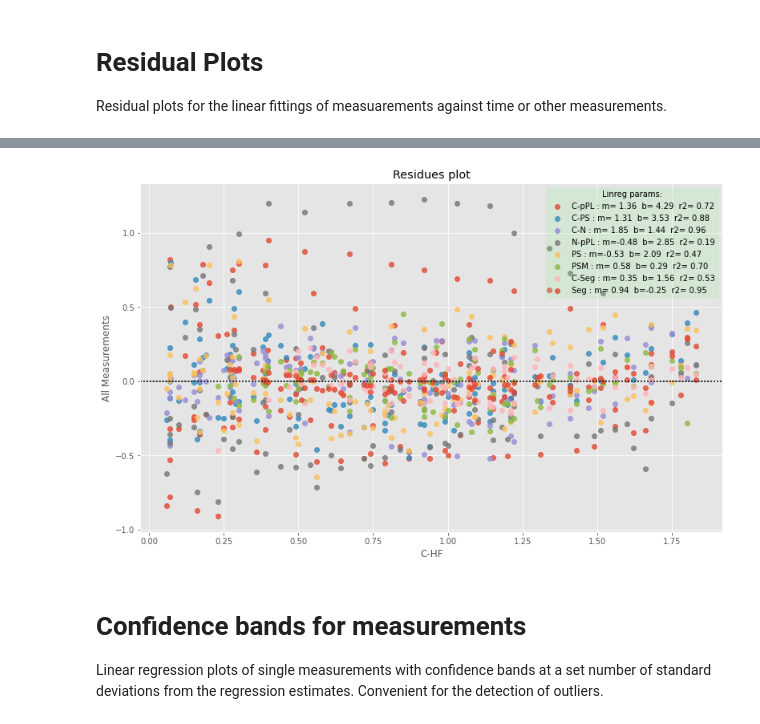
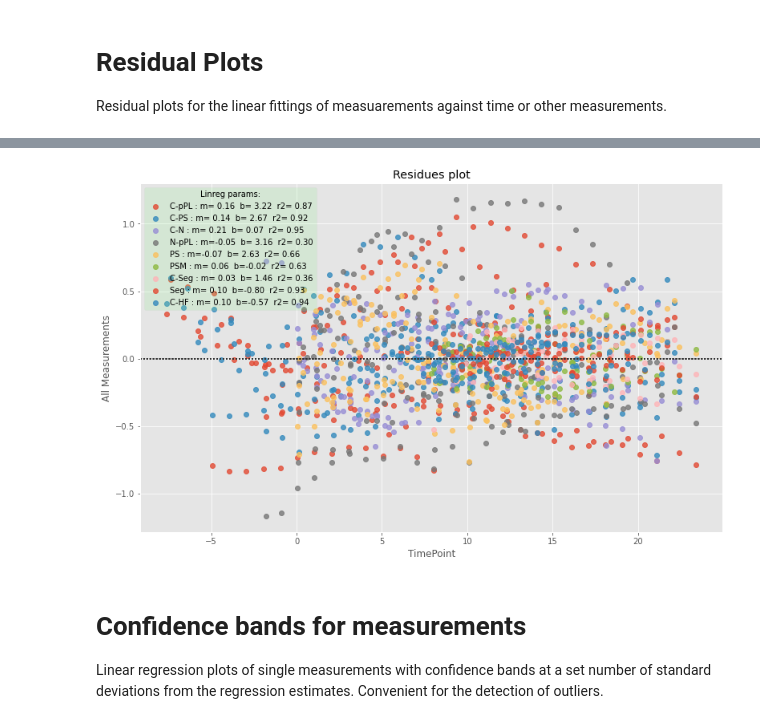
Before and after one commit to pjmartel/ChEEQ_tool, a Jupyter notebook: embryo_tool.ipynb, the cells around one changed output, grey strips where cells are left out. Saved outputs shown, nothing was run; the diff lists cells and outputs as text; code cells hidden in the pictures.

```diff
--- a/embryo_tool.ipynb
+++ b/embryo_tool.ipynb
@@ -206,5 +232,5 @@ ALLRaw_DATA, AllRaw_Data_RealTime, Experiments_SingleObservations, Experiments_O
 # %%
-data_ref = df["ALLRaw_DATA"]
+data_ref = df["AllRaw_Data_RealTime"]
 data_ref = clean_data(data_ref)
 print()
 data_xper_single = df["Experiments_SingleObservations"]
@@ -317,38 +345,38 @@ data = data_ref.loc[:,all_measures[0]:all_measures[-1]]
 data = data_ref
 y_measures = all_measures
 #y_measures = ['Med9','Med3']
-x_measure = 'C-HF' #@param ['C-N', 'C-HF', 'TimePoint']
+x_measure = 'TimePoint' #@param ['C-N', 'C-HF', 'TimePoint']
 for c in [m for m in y_measures if m!=x_measure]:
   temp_data = data[[x_measure,c]].copy()
   temp_data.dropna(axis=0, how='any', inplace=True)
   x = np.array(temp_data[x_measure])
   y = y= np.array(temp_data[c])
   p = np.argsort(x)
   x = x[p]
   y = y[p]
   m, b, r, _, _ = linregress(x, y)
   # calc variance of data
   y_hat = m * x + b
   yy = y - y_hat
   yy_var = yy.var(ddof=2)
   yy_std = np.sqrt(yy_var)
   #ax.plot(x, y_hat + 3*yy_std,'g--')
   #ax.plot(x, y_hat - 3*yy_std,'g--')
   #_, _, _, _, m_int, b_int = linreg_interval(temp_data['Med9'], temp_data[c])
   label = f" : m={m:5.2f}  b={b:5.2f}  r2={r*r:5.2f}"
   label = c + label
   #label = label + "  --- m in [{:5.2f},{:5.2f}]   b in [{:5.2f},{:5.2f}]".format(*m_int,*b_int)
   sb.residplot(x=x_measure, y=c,data=data, label=label,ax=ax)
 _ = ax.set_ylabel("All Measurements")
 _ = ax.legend(facecolor="lightgreen",
               title="Linreg params:",
               framealpha=0.2,
               shadow=False,
               frameon=True)
 _ = ax.set_title("Residues plot")
 # %% [output]
 [interactive output not drawn]
-[figure, old version]
+[figure, new version]
 # %% [markdown]
 # Confidence bands for measurements
 Linear regression plots of single measurements with confidence bands at a set number of standard deviations from the regression estimates. Convenient for the detection of outliers.
```
Also changed, not shown: parts of 9 cells of this notebook.
